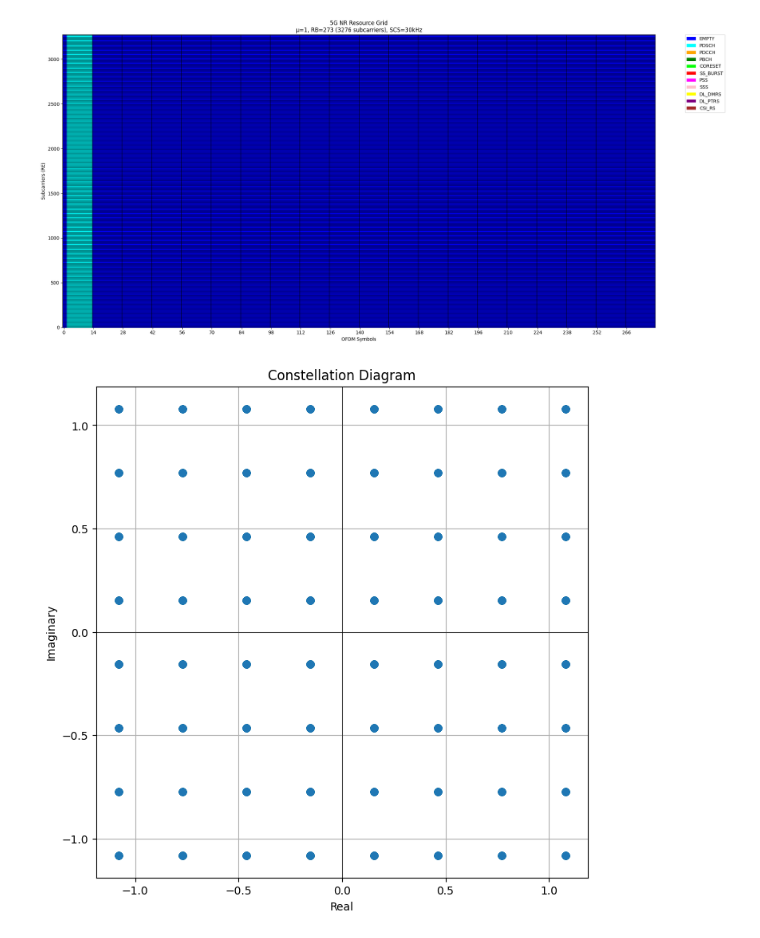
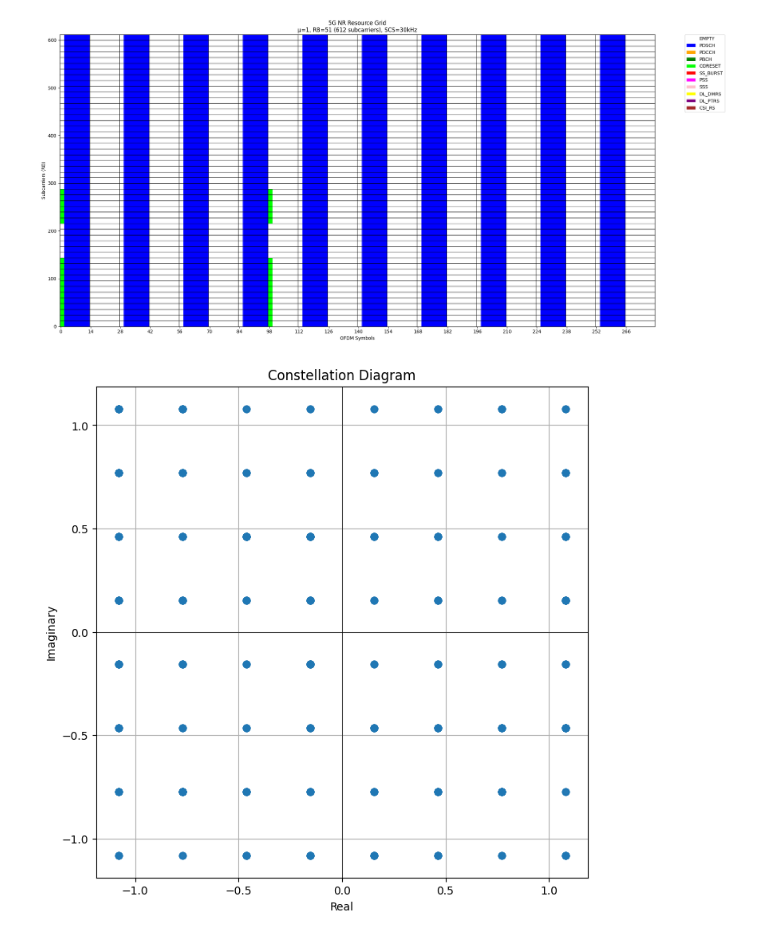
Before and after one commit to kir812/pyPhyNR, a Jupyter notebook: notebooks/resource_grid_visualization.ipynb, the cells around one changed output. Saved outputs shown, nothing was run; the diff lists cells and outputs as text; code cells hidden in the pictures.

Commit message:
CORESET, slot patterns
Started working on CORESET,
added slot pattern support

```diff
--- a/notebooks/resource_grid_visualization.ipynb
+++ b/notebooks/resource_grid_visualization.ipynb
@@ -1,14 +1,16 @@
 # %%
 import pyPhyNR as pynr
 # %%
-carrier_config = pynr.core.CarrierConfig.from_bandwidth(100, 1)
+carrier_config = pynr.core.CarrierConfig.from_bandwidth(20, 1)
 grid = carrier_config.get_resource_grid()
 
-pdsch = pynr.core.channels.PDSCH(start_rb=0, num_rb=273, start_symbol=2, num_symbols=12, slot=0, modulation=pynr.core.ModulationType.QAM64)
-grid.add_pdsch(pdsch)
+pdsch = pynr.core.channels.PDSCH(start_rb=0, num_rb=51, start_symbol=2, num_symbols=12, slot_pattern=[0, 2, 4, 6, 8, 10, 12, 14, 16, 18], modulation=pynr.core.ModulationType.QAM64)
+grid.add_channel(pdsch)
+coreset = pynr.core.channels.CORESET(start_rb=1, num_rb=24, start_symbol=0, num_symbols=2, slot_pattern=[0, 7], rbg_bitmap=[1, 1, 0, 1])
+grid.add_channel(coreset)
 pynr.utils.plot_grid_dl(carrier_config, grid)
 # %% [output]
-[figure, old version]
+[figure, new version]
 # %%
 pynr.utils.plot_constellation(
     grid.values[:, 2],
```
Also changed, not shown: 7 other files.
